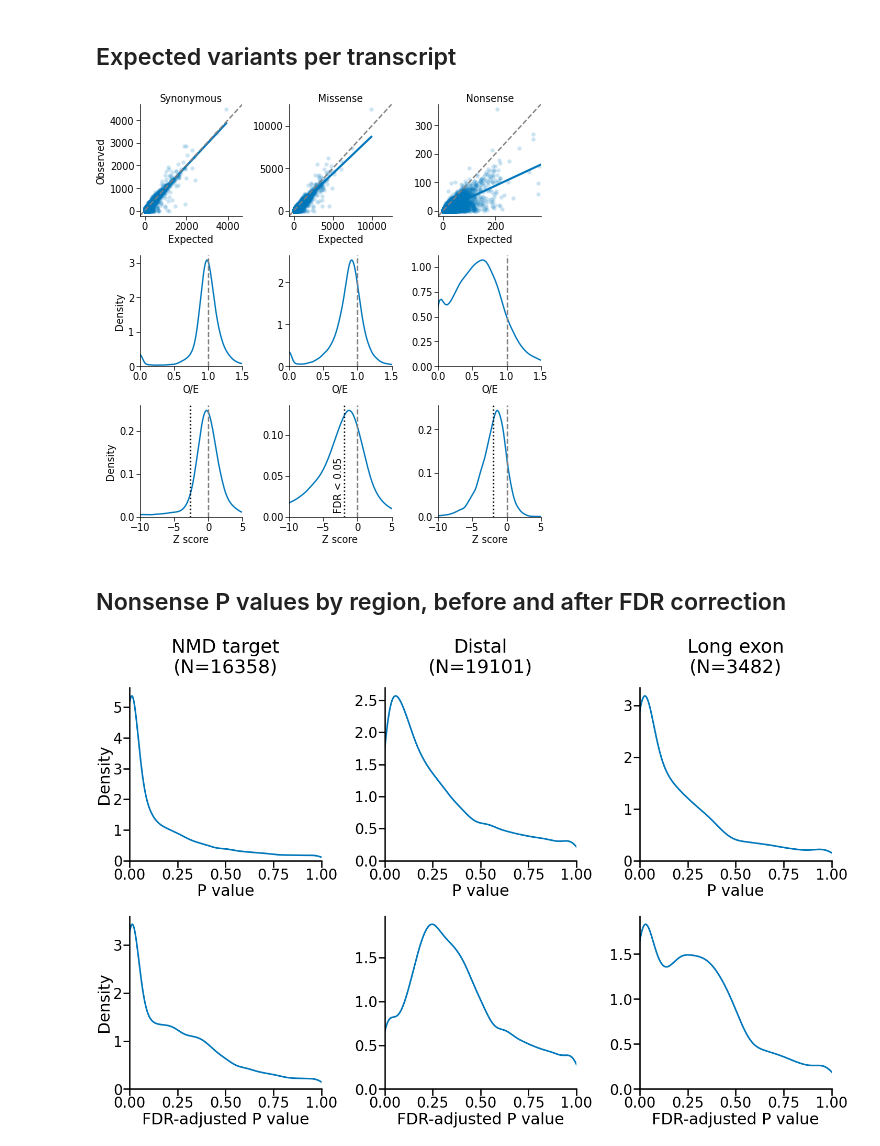
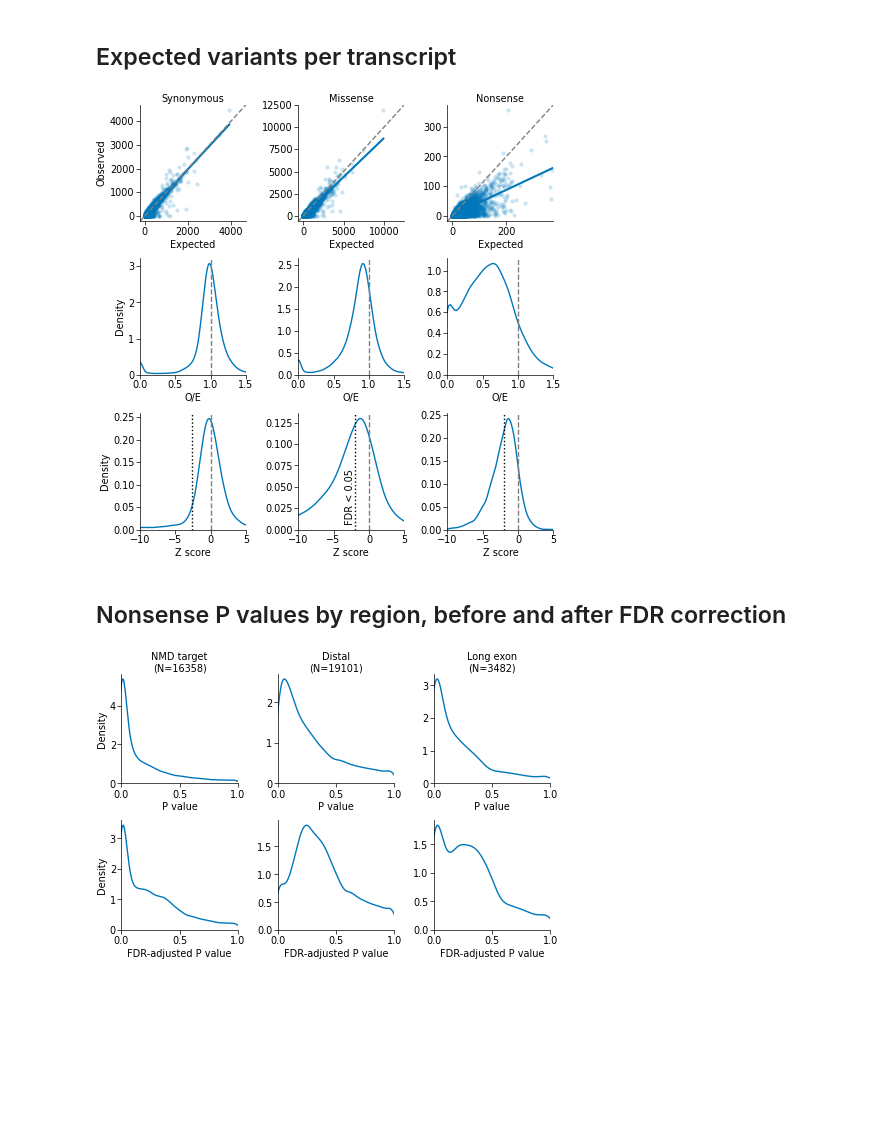
Before and after one commit to alexblakes/regional_nonsense_constraint, a Jupyter notebook: scripts_plots/testing.ipynb, the cells around one changed output. Saved outputs shown, nothing was run; the diff lists cells and outputs as text; code cells hidden in the pictures; blank space fills up the shorter version.

```diff
--- a/scripts_plots/testing.ipynb
+++ b/scripts_plots/testing.ipynb
@@ -24,7 +24,7 @@ df = pd.read_csv("../outputs/expected_variants_all_regions_stats.tsv", sep="\t")
 # %%
 csq = ["synonymous", "missense", "nonsense"]
 
-fig, axs = plt.subplots(3, 3, figsize=(120 / 25.4, 120 / 25.4), layout="tight")
+fig, axs = plt.subplots(3, 3, figsize=(12*cm, 12*cm), layout="constrained")
 
 # Expected variants per transcript
 for c, (i, ax) in zip(csq, enumerate(axs[0])):
@@ -131,7 +131,7 @@ plt.savefig(
     "../plots/constraint_in_transcripts_by_csq_combined.png", format="png", dpi=1000
 )
 # %% [output]
-[figure, old version]
+[figure, new version]
 # %% [markdown]
 ## Nonsense P values by region, before and after FDR correction
 # %%
@@ -141,7 +141,8 @@ number = [
     df.loc[(df.region == r) & (df.csq == "nonsense"), "p"].count() for r in regions
 ]
 
-fig, axs = plt.subplots(2, 3, figsize=(15, 10), layout="tight")
+# Instantiate the figure
+fig, axs = plt.subplots(2, 3, figsize=(12*cm, 8*cm), layout="constrained")
 
 # Raw P values
 for r, rt, n, (i, ax) in zip(regions, regions_title, number, enumerate(axs[0])):
@@ -153,33 +154,36 @@ for r, rt, n, (i, ax) in zip(regions, regions_title, number, enumerate(axs[0])):
     )
     ax.set_xlim(0, 1)
     ax.set_xlabel("P value")
-    ax.set_title(f"{rt}\n(N={n})", pad=20, fontsize="large")
+    ax.set_title(f"{rt}\n(N={n})")
 
     if i == 0:
         ax.set_ylabel("Density")
     else:
         ax.set_ylabel(None)
 
 # FDR-adjusted P values
 for r, rt, n, (i, ax) in zip(regions, regions_title, number, enumerate(axs[1])):
     sns.kdeplot(
         ax=ax,
         data=df[(df.csq == "nonsense") & (df["region"] == r)],
         x="fdr_p",
         gridsize=1000,
     )
     ax.set_xlim(0, 1)
     ax.set_xlabel("FDR-adjusted P value")
 
     if i == 0:
         ax.set_ylabel("Density")
     else:
         ax.set_ylabel(None)
 
 # Figure level changes
 for ax in axs:
     for a in ax:
         a.spines["top"].set_color("None")
         a.spines["right"].set_color("None")
+
+plt.savefig("../plots/constraint_in_regions_p_values.svg", format="svg")
+plt.savefig("../plots/constraint_in_regions_p_values.png", format="png", dpi=1000)
 # %% [output]
-[figure, old version]
+[figure, new version]
```
Also changed, not shown: parts of 1 cell of this notebook.
